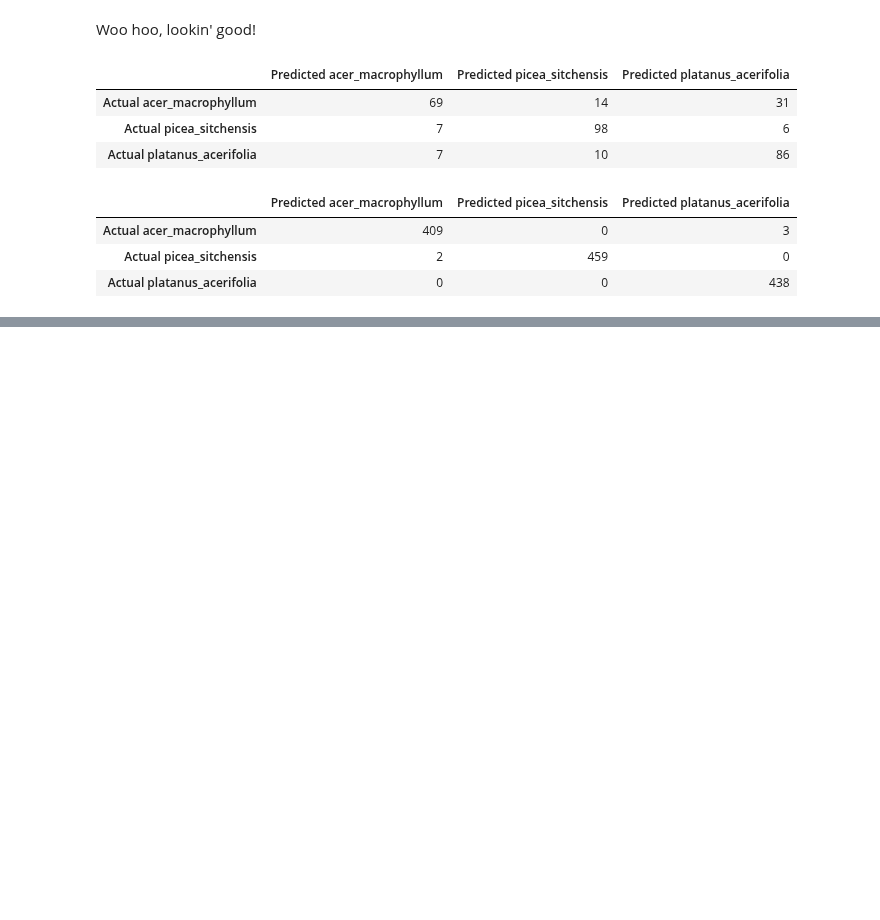
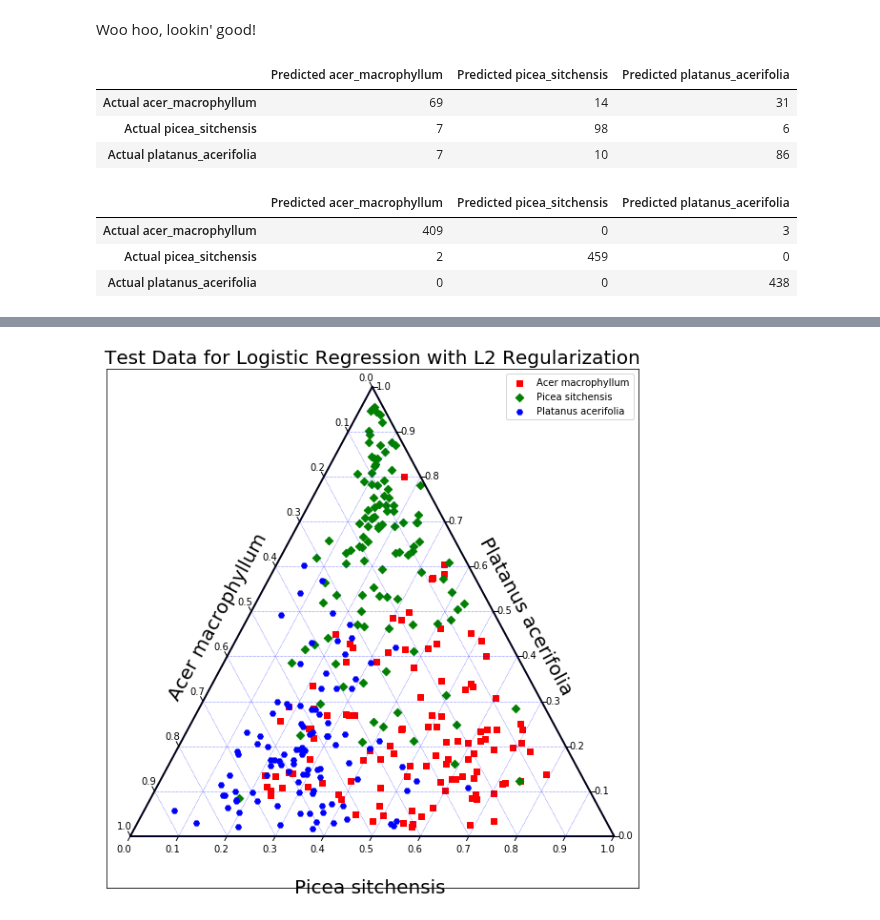
Before and after one commit to NathanielBlairStahn/tree-logic, a Jupyter notebook: notebooks/20180509_3_species/baseline_models.ipynb, the cells around one changed output, grey strips where cells are left out. Saved outputs shown, nothing was run; the diff lists cells and outputs as text; code cells hidden in the pictures; blank space fills up the shorter version.

```diff
--- a/notebooks/20180509_3_species/baseline_models.ipynb
+++ b/notebooks/20180509_3_species/baseline_models.ipynb
@@ -211,0 +235,3 @@ gbeval.confusion_df(X_train, y_train)
+# %%
+y_pred_log = log_model.predict_proba(X_test)
+y_pred_log[:10]
@@ -211,0 +270,34 @@ gbeval.confusion_df(X_train, y_train)
+# %%
+# Based on code from Yichen Qiu
+# Scatter Plot
+scale = 1
+figure, tax = ternary.figure(scale=scale)
+figure.set_size_inches(10, 10)
+
+#Code from https://github.com/marcharper/python-ternary/blob/master/examples/Ternary-Examples.ipynb
+fontsize = 20
+tax.set_title("Test Data for Logistic Regression with L2 Regularization", fontsize=fontsize)
+tax.left_axis_label("Acer macrophyllum", fontsize=fontsize)
+tax.bottom_axis_label("Picea sitchensis", fontsize=fontsize)
+tax.right_axis_label("Platanus acerifolia", fontsize=fontsize)
+
+
+tax.boundary(linewidth=2.0)
+tax.gridlines(multiple=0.1, color="blue")
+
+points = y_pred_log[y_test=='acer_macrophyllum']
+tax.scatter(points, marker='s', color='red', label="Acer macrophyllum")
+
+points = y_pred_log[y_test=='picea_sitchensis']
+tax.scatter(points, marker='D', color='green', label="Picea sitchensis")
+
+points = y_pred_log[y_test=='platanus_acerifolia']
+tax.scatter(points, marker='H', color='blue', label="Platanus acerifolia")
+
+tax.legend()
+tax.ticks(axis='lbr', linewidth=1, multiple=0.1,tick_formats='%.1f')
+tax.clear_matplotlib_ticks()
+
+tax.show()
+# %% [output]
+[figure, added]
```
Also changed, not shown: parts of 17 cells of this notebook, 1 other file.
